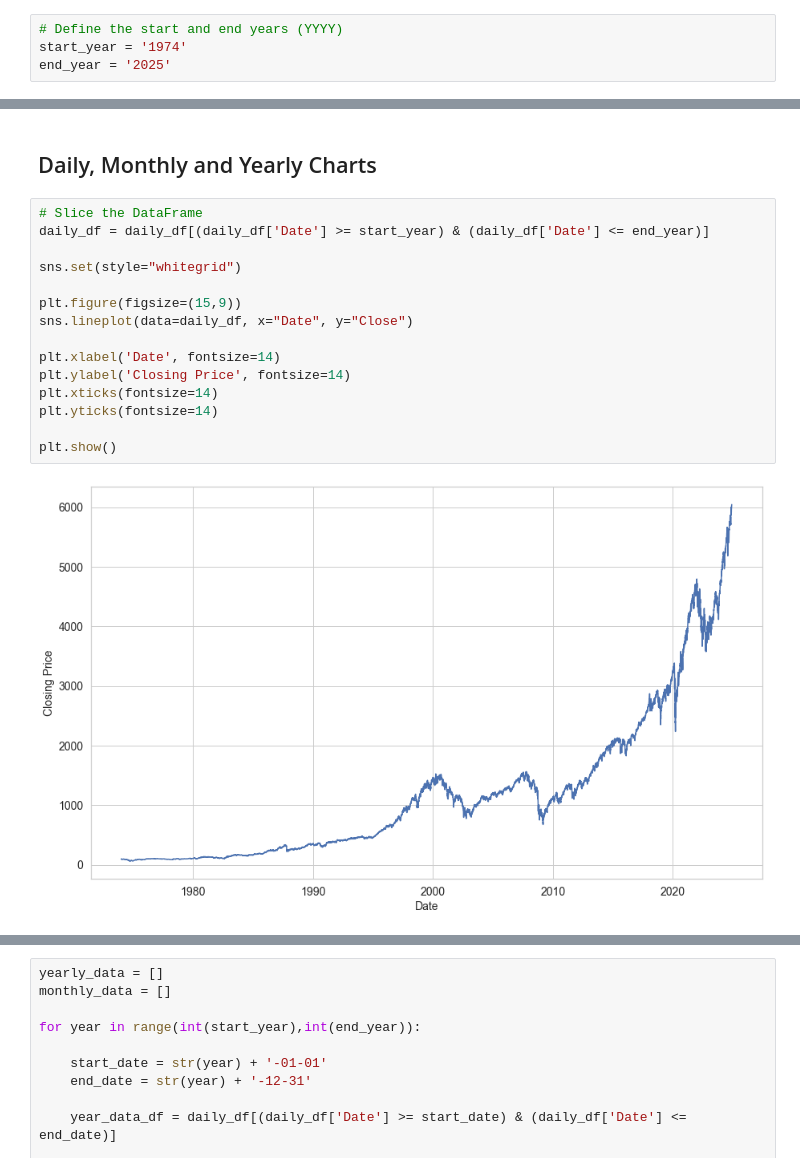
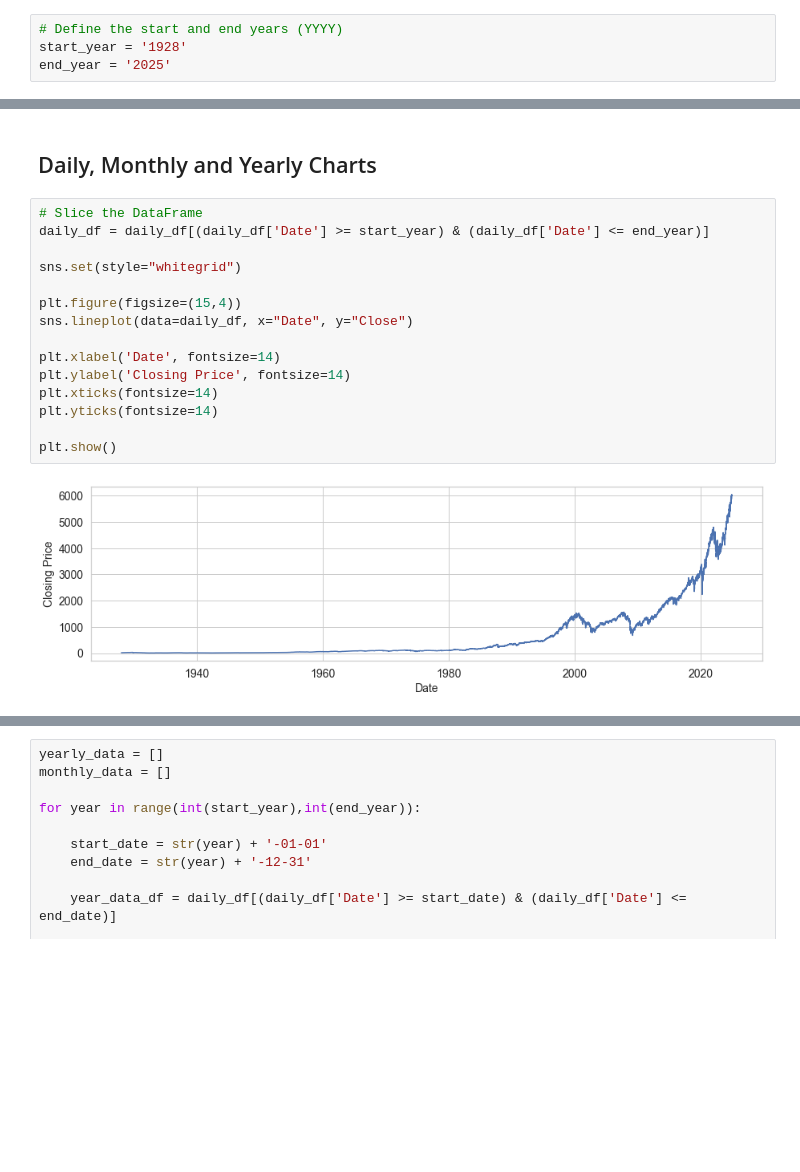
Before and after one commit to alejotoro-o/SPX-analysis, a Jupyter notebook: spx_analysis.ipynb, the cells around one changed output, grey strips where cells are left out. Cells and saved outputs as stored; diff of their text form; blank space fills up the shorter version.

```diff
--- a/spx_analysis.ipynb
+++ b/spx_analysis.ipynb
@@ -6,7 +6,7 @@ import seaborn as sns
 import matplotlib.pyplot as plt
 # %%
 # Define the start and end years (YYYY)
-start_year = '1974'
+start_year = '1928'
 end_year = '2025'
 # %%
 plt.rcParams.update({
@@ -54,20 +54,20 @@ plt.show()
 # %%
 # Slice the DataFrame
 daily_df = daily_df[(daily_df['Date'] >= start_year) & (daily_df['Date'] <= end_year)]
 
 sns.set(style="whitegrid")
 
-plt.figure(figsize=(15,9))
+plt.figure(figsize=(15,4))
 sns.lineplot(data=daily_df, x="Date", y="Close")
 
 plt.xlabel('Date', fontsize=14)
 plt.ylabel('Closing Price', fontsize=14)
 plt.xticks(fontsize=14)
 plt.yticks(fontsize=14)
 
 plt.show()
 # %% [output]
-[figure, old version]
+[figure, new version]
 # %%
 display(daily_df)
 # %% [output]
```
Also changed, not shown: parts of 22 cells of this notebook, 2 other files.
